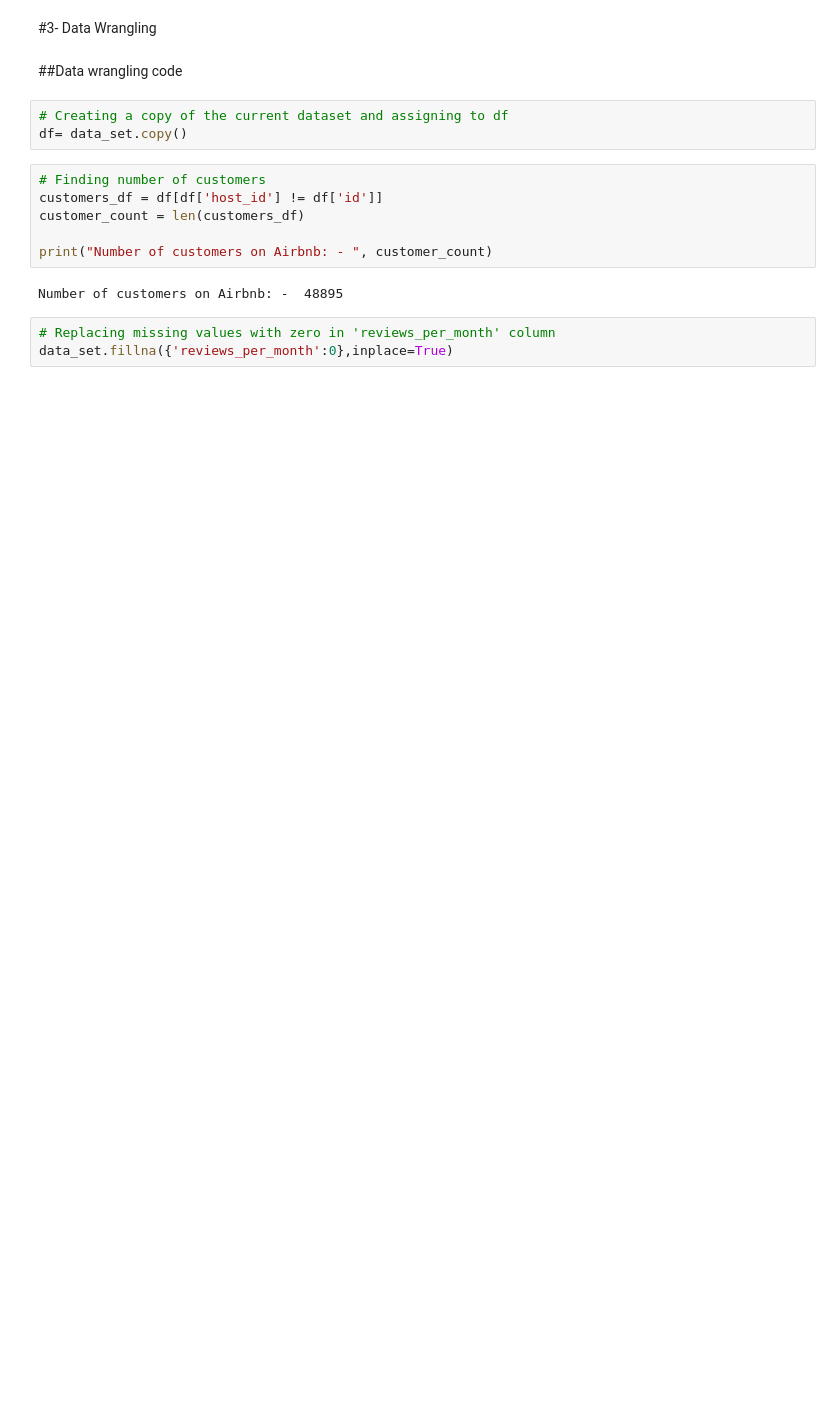
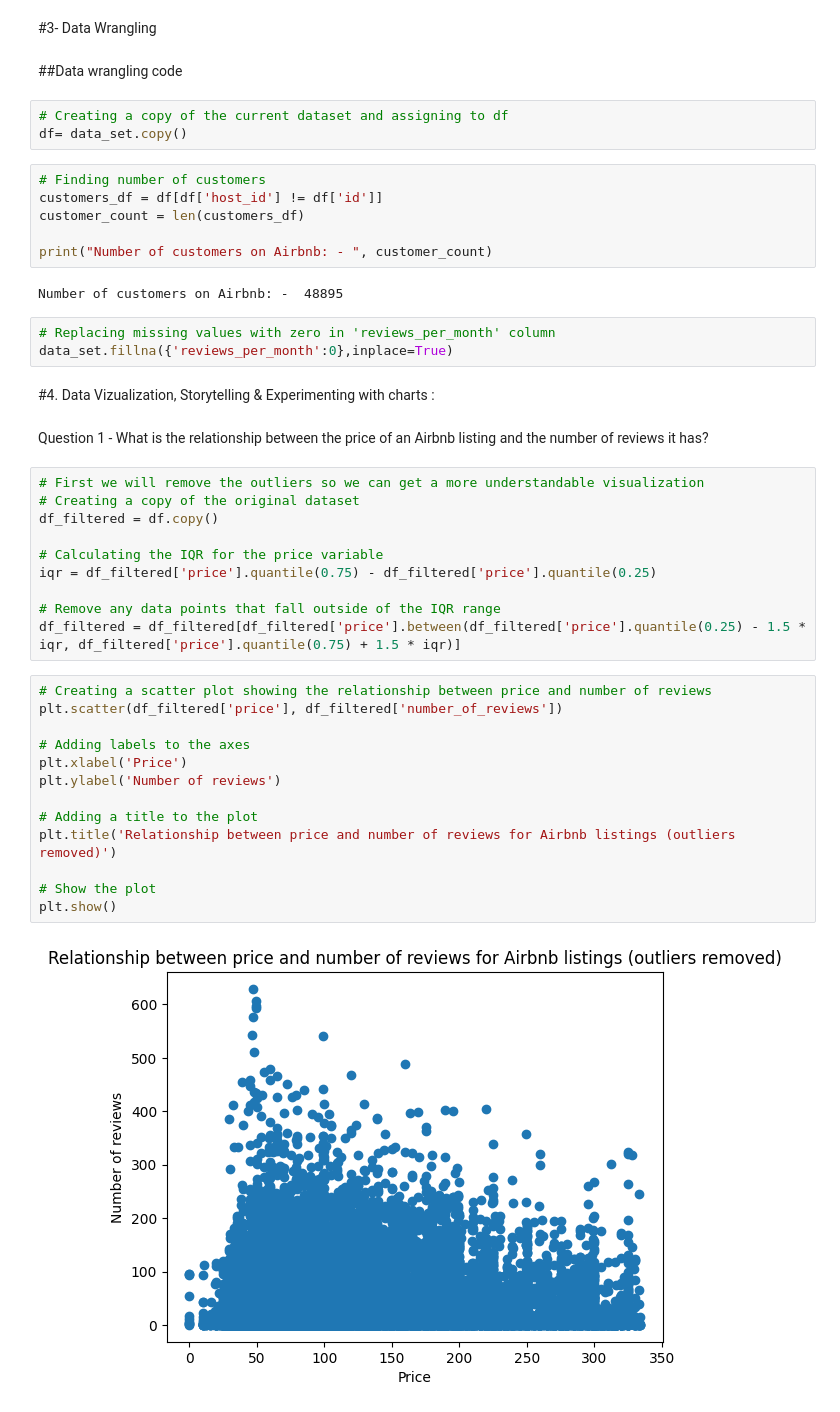
Before and after one commit to shashank-s99/Capstone-project---EDA---AirBnb-Bookings-Analysis, a Jupyter notebook: Individual_notebook_EDA.ipynb, the cells around one changed output. Saved outputs shown, nothing was run; the diff lists cells and outputs as text; blank space fills up the shorter version.

```diff
--- a/Individual_notebook_EDA.ipynb
+++ b/Individual_notebook_EDA.ipynb
@@ -212,3 +212,32 @@ Number of customers on Airbnb: -  48895
 # %%
 # Replacing missing values with zero in 'reviews_per_month' column
 data_set.fillna({'reviews_per_month':0},inplace=True)
+# %% [markdown]
+#4. Data Vizualization, Storytelling & Experimenting with charts :
+# %% [markdown]
+Question 1 - What is the relationship between the price of an Airbnb listing and the number of reviews it has?
+# %%
+# First we will remove the outliers so we can get a more understandable visualization
+# Creating a copy of the original dataset
+df_filtered = df.copy()
+
+# Calculating the IQR for the price variable
+iqr = df_filtered['price'].quantile(0.75) - df_filtered['price'].quantile(0.25)
+
+# Remove any data points that fall outside of the IQR range
+df_filtered = df_filtered[df_filtered['price'].between(df_filtered['price'].quantile(0.25) - 1.5 * iqr, df_filtered['price'].quantile(0.75) + 1.5 * iqr)]
+# %%
+# Creating a scatter plot showing the relationship between price and number of reviews
+plt.scatter(df_filtered['price'], df_filtered['number_of_reviews'])
+
+# Adding labels to the axes
+plt.xlabel('Price')
+plt.ylabel('Number of reviews')
+
+# Adding a title to the plot
+plt.title('Relationship between price and number of reviews for Airbnb listings (outliers removed)')
+
+# Show the plot
+plt.show()
+# %% [output]
+[figure, added]
```
Also changed, not shown: parts of 1 cell of this notebook.
